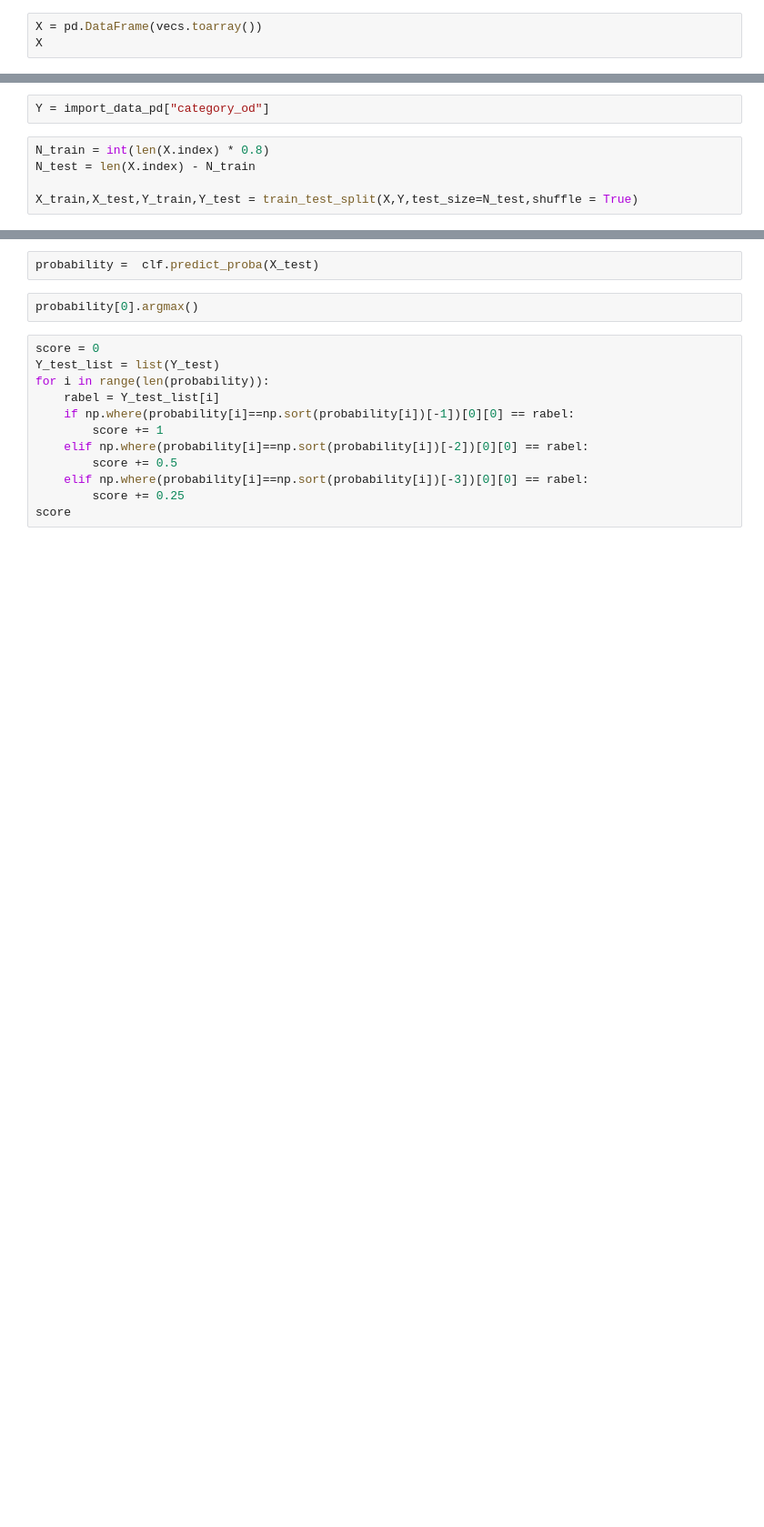
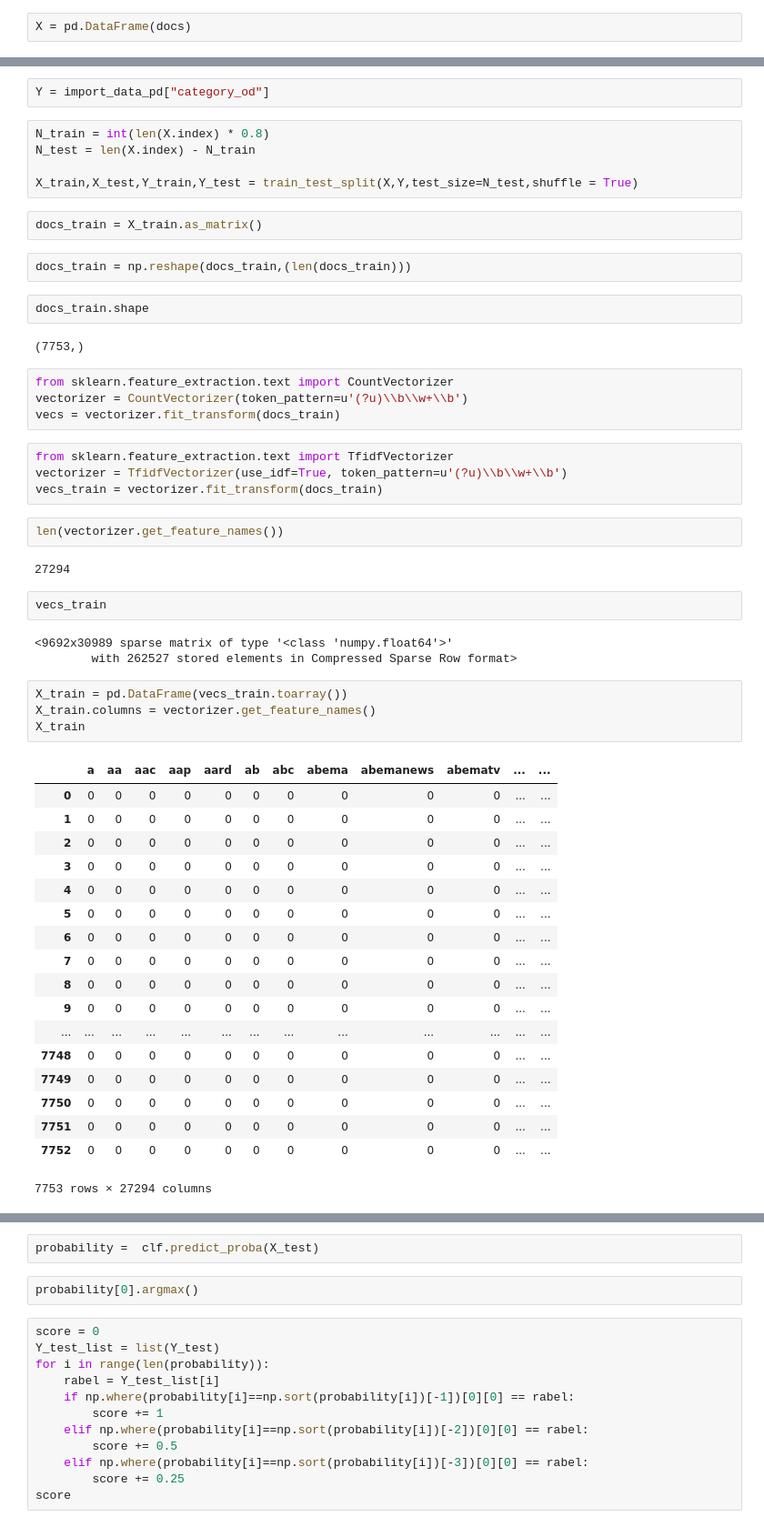
Before and after one commit to lomen0857/CategoryPredict, a Jupyter notebook: Untitled.ipynb, the cells around one changed output, grey strips where cells are left out. Shown: that part at 91% size. Drawn from its saved outputs; the diff is of its cells as text; blank space fills up the shorter version.

Commit message:
train test split
Signed-off-by: lomen <lomen0857@gmail.com>

```diff
--- a/Untitled.ipynb
+++ b/Untitled.ipynb
@@ -211,3 +198,2 @@ vecs = vectorizer.fit_transform(docs)
 # %%
-X = pd.DataFrame(vecs.toarray())
-X
+X = pd.DataFrame(docs)
@@ -237,4 +204,52 @@ N_train = int(len(X.index) * 0.8)
 N_test = len(X.index) - N_train
 
 X_train,X_test,Y_train,Y_test = train_test_split(X,Y,test_size=N_test,shuffle = True)
+# %%
+docs_train = X_train.as_matrix()
+# %%
+docs_train = np.reshape(docs_train,(len(docs_train)))
+# %%
+docs_train.shape
+# %% [output]
+(7753,)
+# %%
+from sklearn.feature_extraction.text import CountVectorizer
+vectorizer = CountVectorizer(token_pattern=u'(?u)\\b\\w+\\b')
+vecs = vectorizer.fit_transform(docs_train)
+# %%
+from sklearn.feature_extraction.text import TfidfVectorizer
+vectorizer = TfidfVectorizer(use_idf=True, token_pattern=u'(?u)\\b\\w+\\b')
+vecs_train = vectorizer.fit_transform(docs_train)
+# %%
+len(vectorizer.get_feature_names())
+# %% [output]
+27294
+# %%
+vecs_train
+# %% [output]
+<9692x30989 sparse matrix of type '<class 'numpy.float64'>'
+        with 262527 stored elements in Compressed Sparse Row format>
+# %%
+X_train = pd.DataFrame(vecs_train.toarray())
+X_train.columns = vectorizer.get_feature_names()
+X_train
+# %% [output]
+|  | a | aa | aac | aap | aard | ab | abc | abema | abemanews | abematv | ... | ... |
+| 0 | 0 | 0 | 0 | 0 | 0 | 0 | 0 | 0 | 0 | 0 | ... | ... |
+| 1 | 0 | 0 | 0 | 0 | 0 | 0 | 0 | 0 | 0 | 0 | ... | ... |
+| 2 | 0 | 0 | 0 | 0 | 0 | 0 | 0 | 0 | 0 | 0 | ... | ... |
+| 3 | 0 | 0 | 0 | 0 | 0 | 0 | 0 | 0 | 0 | 0 | ... | ... |
+| 4 | 0 | 0 | 0 | 0 | 0 | 0 | 0 | 0 | 0 | 0 | ... | ... |
+| 5 | 0 | 0 | 0 | 0 | 0 | 0 | 0 | 0 | 0 | 0 | ... | ... |
+| 6 | 0 | 0 | 0 | 0 | 0 | 0 | 0 | 0 | 0 | 0 | ... | ... |
+| 7 | 0 | 0 | 0 | 0 | 0 | 0 | 0 | 0 | 0 | 0 | ... | ... |
+| 8 | 0 | 0 | 0 | 0 | 0 | 0 | 0 | 0 | 0 | 0 | ... | ... |
+| 9 | 0 | 0 | 0 | 0 | 0 | 0 | 0 | 0 | 0 | 0 | ... | ... |
+| ... | ... | ... | ... | ... | ... | ... | ... | ... | ... | ... | ... | ... |
+| 7748 | 0 | 0 | 0 | 0 | 0 | 0 | 0 | 0 | 0 | 0 | ... | ... |
+| 7749 | 0 | 0 | 0 | 0 | 0 | 0 | 0 | 0 | 0 | 0 | ... | ... |
+| 7750 | 0 | 0 | 0 | 0 | 0 | 0 | 0 | 0 | 0 | 0 | ... | ... |
+| 7751 | 0 | 0 | 0 | 0 | 0 | 0 | 0 | 0 | 0 | 0 | ... | ... |
+| 7752 | 0 | 0 | 0 | 0 | 0 | 0 | 0 | 0 | 0 | 0 | ... | ... |
+7753 rows × 27294 columns
 # %%
```
Also changed, not shown: parts of 12 cells of this notebook.
